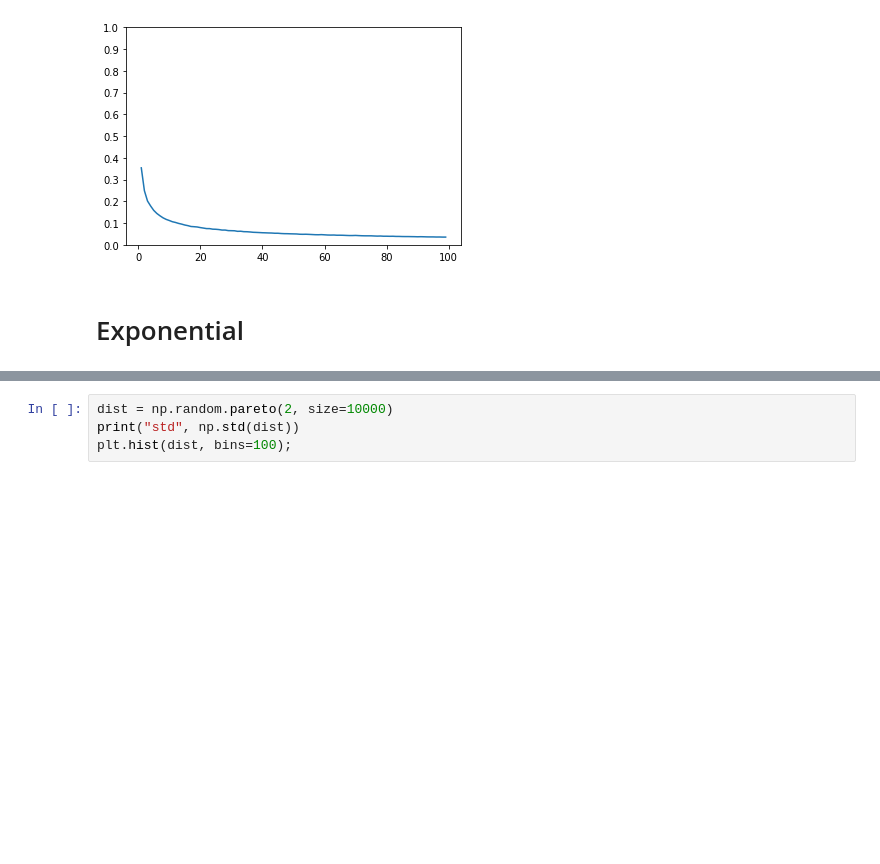
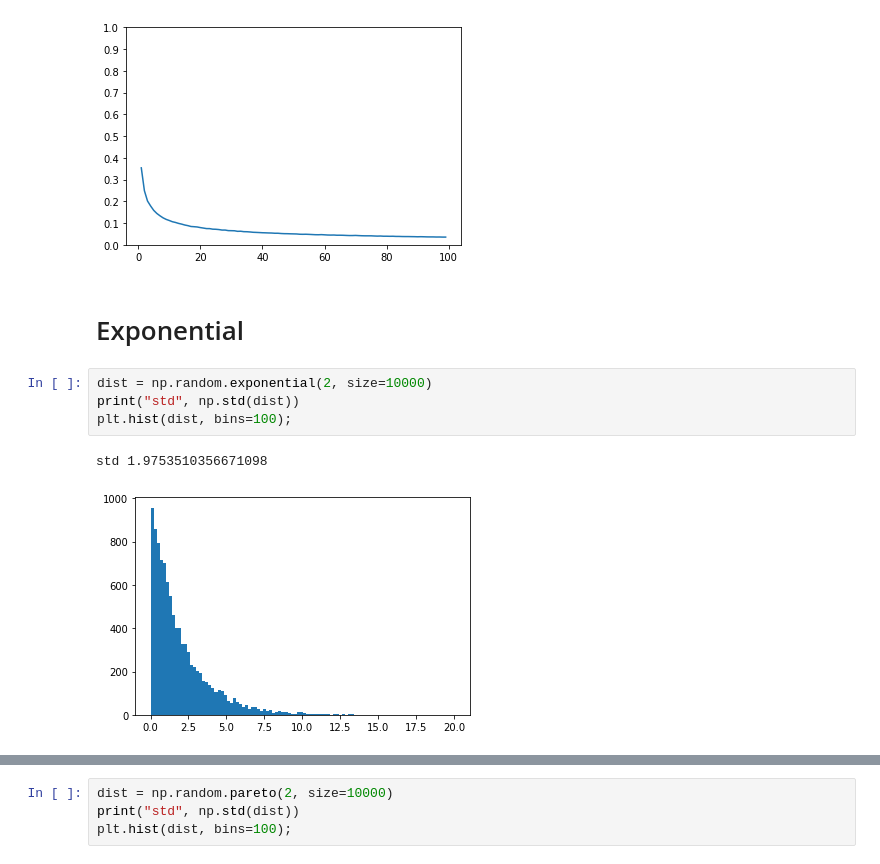
Before and after one commit to rogeriochaves/notebooks, a Jupyter notebook: statistics/Law of Large Numbers and Central Limit Theorem.ipynb, the cells around one changed output, grey strips where cells are left out. Saved outputs shown, nothing was run; the diff lists cells and outputs as text; blank space fills up the shorter version.

```diff
--- a/statistics/Law of Large Numbers and Central Limit Theorem.ipynb
+++ b/statistics/Law of Large Numbers and Central Limit Theorem.ipynb
@@ -51,3 +51,10 @@ std 0.03541329793242702
 [figure]
 # %% [markdown]
 # Exponential
+# %%
+dist = np.random.exponential(2, size=10000)
+print("std", np.std(dist))
+plt.hist(dist, bins=100);
+# %% [output]
+std 1.9753510356671098
+[figure, added]
```
Also changed, not shown: parts of 4 cells of this notebook, 1 other file.
